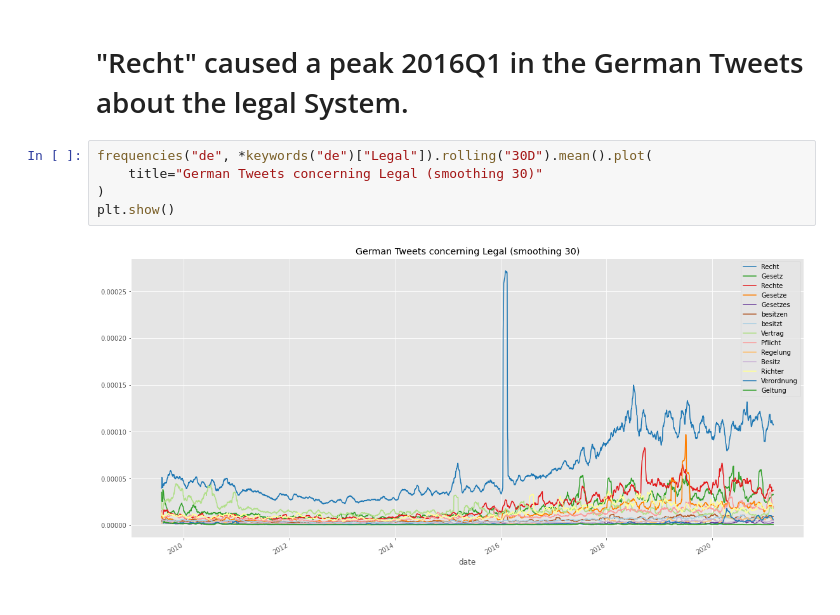
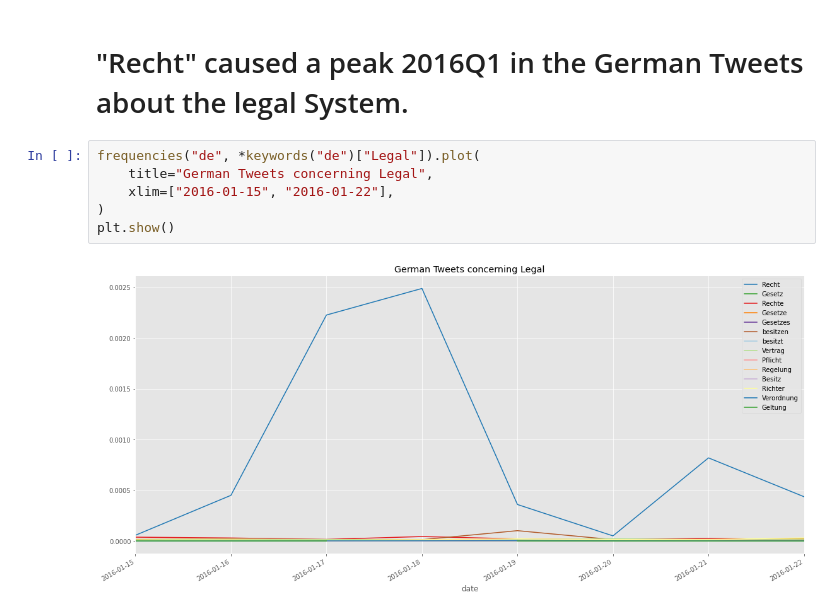
Before and after one commit to pschwede/ngrams, a Jupyter notebook: src/StoryWrangler.ipynb, the cells around one changed output. Cells and saved outputs as stored; diff of their text form.

```diff
--- a/src/StoryWrangler.ipynb
+++ b/src/StoryWrangler.ipynb
@@ -202,10 +212,11 @@ plt.show()
 # %% [markdown]
 # "Recht" caused a peak 2016Q1 in the German Tweets about the legal System.
 # %%
-frequencies("de", *keywords("de")["Legal"]).rolling("30D").mean().plot(
-    title="German Tweets concerning Legal (smoothing 30)"
+frequencies("de", *keywords("de")["Legal"]).plot(
+    title="German Tweets concerning Legal",
+    xlim=["2016-01-15", "2016-01-22"],
 )
 plt.show()
 # %% [output]
-[figure, old version]
+[figure, new version]
 [interactive output not drawn]
```
Also changed, not shown: parts of 3 cells of this notebook.
